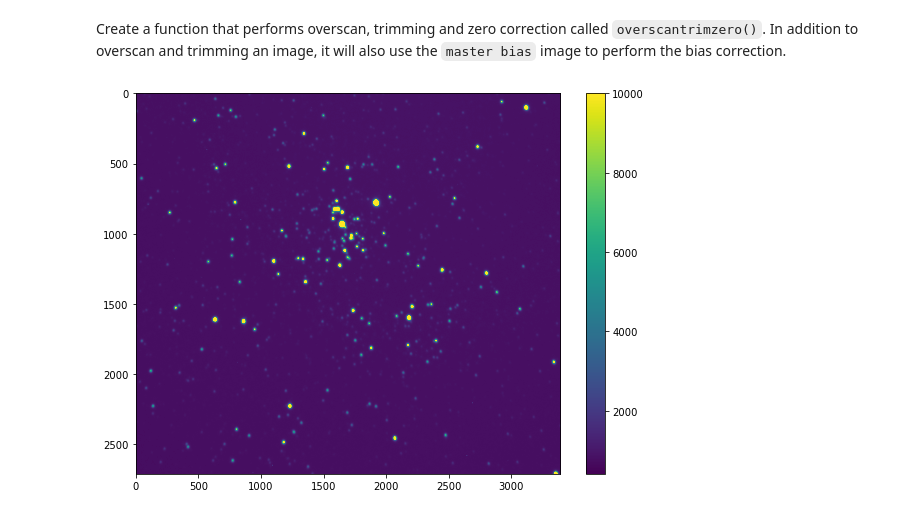
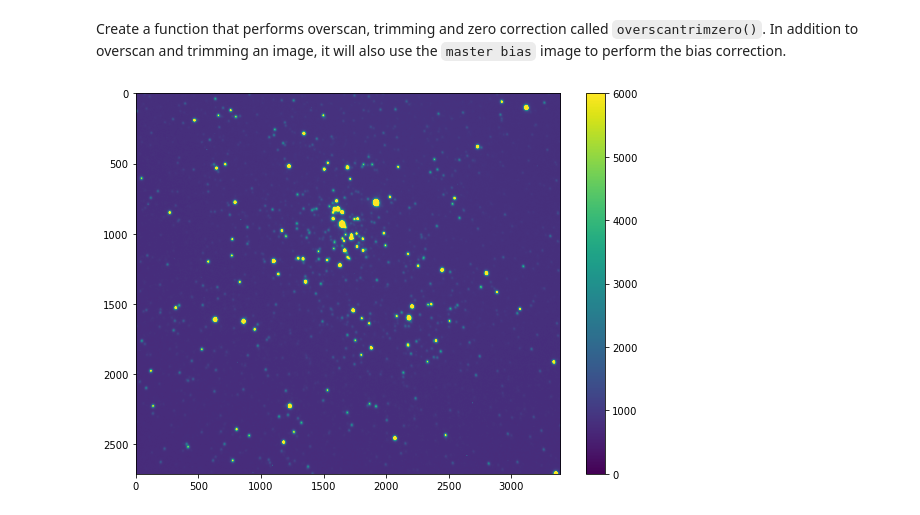
Before and after one commit to WillJardee/ObservationalAstro_PHSX491, a Jupyter notebook: homeworks/Homework5.ipynb, the cells around one changed output. Drawn from its saved outputs; the diff is of its cells as text; code cells hidden in the pictures.

Commit message:
updated calibration data

```diff
--- a/homeworks/Homework5.ipynb
+++ b/homeworks/Homework5.ipynb
@@ -270,11 +191,11 @@ plt.show()
 # %% [markdown]
 Estimate the readnoise by calculating the standard deviation with ``np.std()`` on the bias images. Convert to electrons.  Is this what you expected?
 # %%
-# im, head = fits.getdata('data/calibration_data/',0,header=True)
 std_list = []
 for file in bias_list:
     im, head = fits.getdata(file.replace("\\", "/"),0,header=True)
-    std_list.append(np.std(im))
+    std_list.append(np.std(overscantrim(im)))
 std_list = np.array(std_list)
-std_list * head['EGAIN']
+primt(std_list * head['EGAIN'])
+primt("I expected them all to be relatively close in value, and not overly large. This seems reasonable, lower than expected, but I think that's on me.")
 # %% [output]
@@ -285,5 +207,10 @@ Initialize a 3D array using ``np.zeros()`` or ``np.empty()`` of size [Ny,Nx,Nfra
 # %%
 trimmed_bias = np.zeros([len(bias_list), head['NAXIS2']-17, head['NAXIS1']-80])
 for i in range(len(bias_list)):
-    bias_im = fits.getdata(file.replace("\\", "/"),0,header=True)[0]
-    trimmed_bias[i] = overscantrim_lin(bias_im)
+    bias_im = fits.getdata(bias_list[i].replace("\\", "/"),0,header=False)
+    trimmed_bias[i] = overscantrim(bias_im)
+
+plt.figure(figsize=(9.5,7))
+plt.imshow(trimmed_bias[0]*head['EGAIN'],aspect='auto')
+plt.colorbar()
+plt.show()
@@ -327,8 +253,8 @@ def masterbias():
 
     trimmed_bias = np.zeros([len(bias_list), head['NAXIS2']-17, head['NAXIS1']-80])
     for i in range(len(bias_list)):
-        bias_im = fits.getdata(file.replace("\\", "/"),0,header=True)[0]
-        trimmed_bias[i] = overscantrim_lin(bias_im)
+        bias_im = fits.getdata(bias_list[i].replace("\\", "/"),0,header=True)[0]
+        trimmed_bias[i] = overscantrim(bias_im)
 
     return np.mean(trimmed_bias, axis=0)
 # %% [markdown]
@@ -338,31 +271,14 @@ master_bias = masterbias()
 # %% [markdown]
 Create a function that performs overscan, trimming and zero correction called ``overscantrimzero()``.  In addition to overscan and trimming an image, it will also use the `master bias` image to perform the bias correction.
 # %%
-# already incorporated into overscan
-def overscantrim_lin(im1):
-    over_right = im1[:,3429:-3]    # right
-    over_left = im1[:,0:40]
-    over_bot = im1[0:14,:-3]
-
-    im1_data = im1[14:-3,41:3429]
-
-    con = np.concatenate([over_right, over_left],axis=1)
-    means = astropy.stats.sigma_clipped_stats(con[:len(im1_data)], axis=1)[0]
-    p = np.polyfit(np.arange(len(means)), means, 1)
-    sub = np.arange(len(means))*p[0] - p[1]
-    sub = np.repeat(sub,im1_data.shape[1])
-    sub = sub.reshape(im1_data.shape)
-    im1_data_new = im1_data+sub
-    return im1_data_new
-
 def masterbias():
     biases = np.where("Bias Frame" == out['imagetyp'])
     bias_list = out[biases]['file']
 
     trimmed_bias = np.zeros([len(bias_list), head['NAXIS2']-17, head['NAXIS1']-80])
     for i in range(len(bias_list)):
-        bias_im = fits.getdata(file.replace("\\", "/"),0,header=True)[0]
-        trimmed_bias[i] = overscantrim_lin(bias_im)
+        bias_im = fits.getdata(bias_list[i].replace("\\", "/"),0,header=True)[0]
+        trimmed_bias[i] = overscantrim(bias_im)
 
     return np.mean(trimmed_bias, axis=0)
 
@@ -370,14 +286,14 @@ def masterbias():
 def overscantrimzero(file_name):
 #     out=ccdlist('data/calibration_data/*.fit')
     im1, head = fits.getdata('data/calibration_data/' + file_name,0,header=True)
-    im1 = overscantrim_lin(im1)
+    im1 = overscantrim(im1)
     im1 -= masterbias()
     return im1
 # %%
 plt.figure(figsize=(9.5,7))
 im = overscantrimzero('DoubleCluster-0003R.fit')
-plt.imshow(im, aspect='auto', vmax=10000)
+plt.imshow(im, aspect='auto', vmin=0, vmax=6000)
 plt.colorbar()
 plt.show()
 # %% [output]
-[figure, old version]
+[figure, new version]
```
Also changed, not shown: parts of 23 cells of this notebook, 2 other files.
